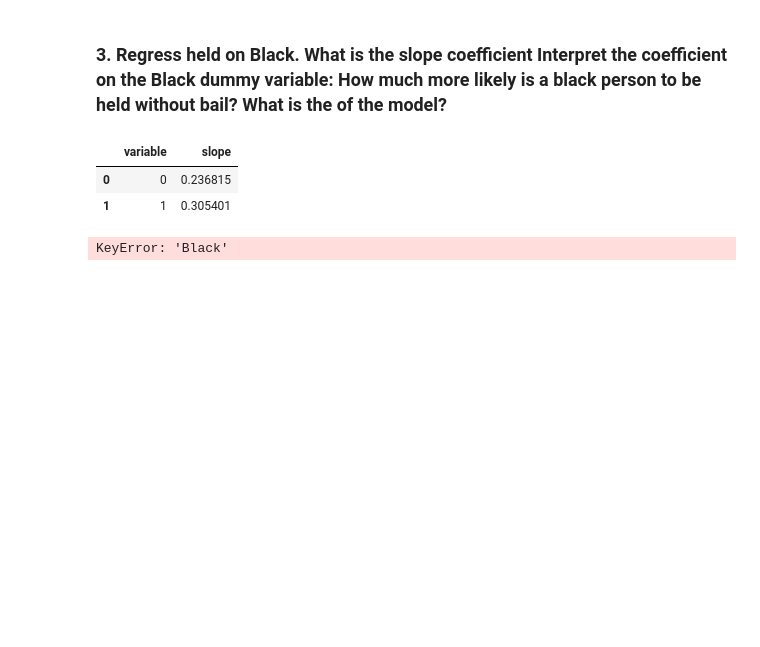
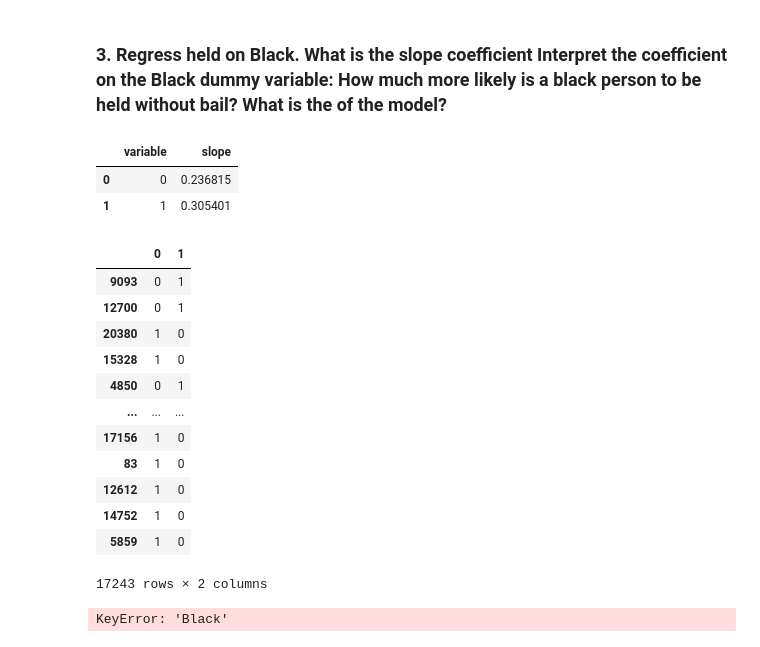
Before and after one commit to Catherine-Nguyen88/linearRegression, a Jupyter notebook: assignment.ipynb, the cells around one changed output. Saved outputs shown, nothing was run; the diff lists cells and outputs as text; code cells hidden in the pictures; blank space fills up the shorter version.

```diff
--- a/assignment.ipynb
+++ b/assignment.ipynb
@@ -325 +331,17 @@ reg = linear_model.LinearRegression(fit_intercept = False).fit(Z_train, y_train)
+# %%
+X_train
+# %% [output]
+|  | 0 | 1 |
+| 9093 | 0 | 1 |
+| 12700 | 0 | 1 |
+| 20380 | 1 | 0 |
+| 15328 | 1 | 0 |
+| 4850 | 0 | 1 |
+| ... | ... | ... |
+| 17156 | 1 | 0 |
+| 83 | 1 | 0 |
+| 12612 | 1 | 0 |
+| 14752 | 1 | 0 |
+| 5859 | 1 | 0 |
+17243 rows × 2 columns
 # %%
```
Also changed, not shown: parts of 2 cells of this notebook.
